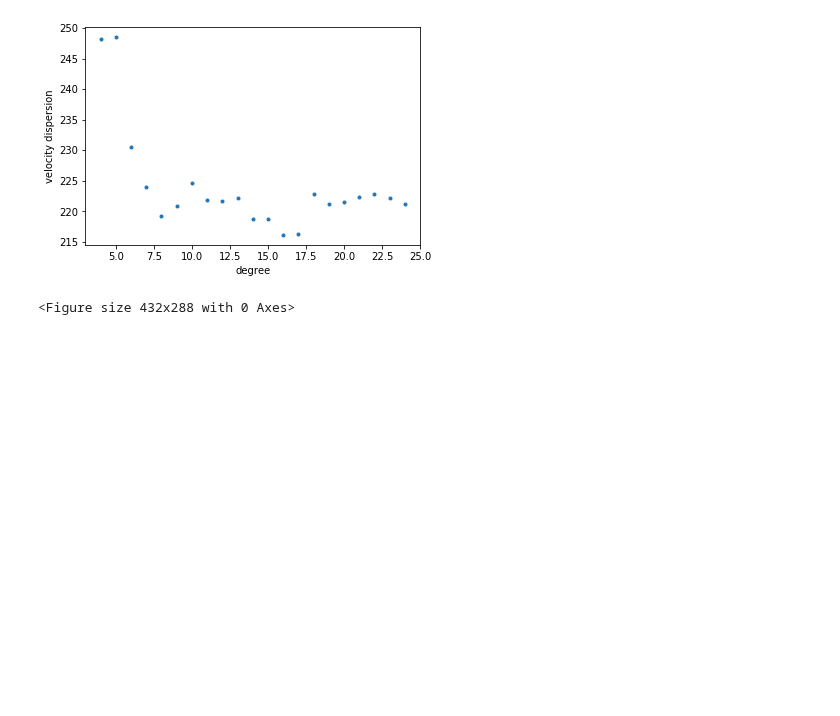
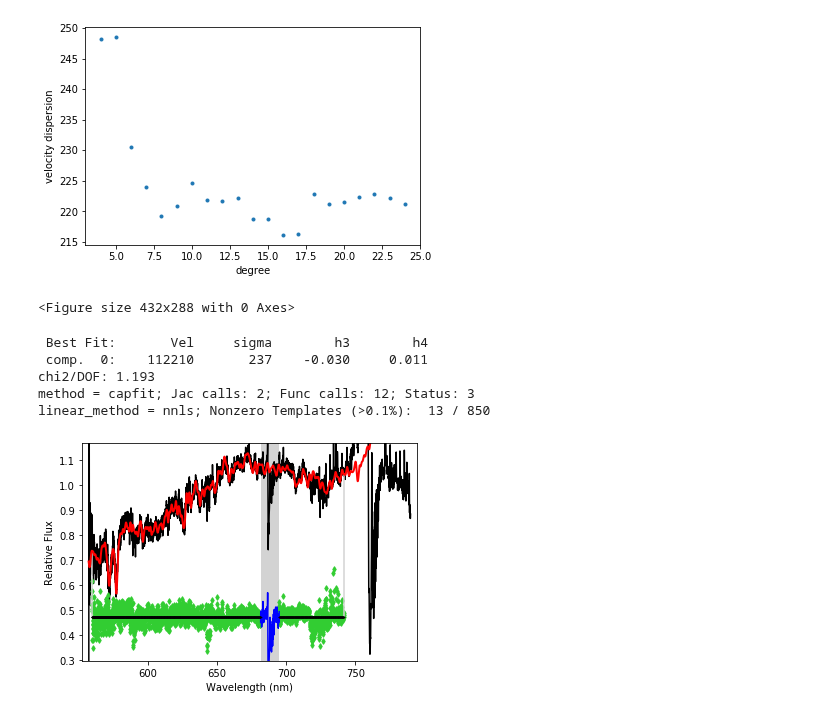
Before and after one commit to pmozumdar/ppxf_code, a Jupyter notebook: velocity_dispersion_HE0435.ipynb, the cells around one changed output. Saved outputs shown, nothing was run; the diff lists cells and outputs as text; code cells hidden in the pictures; blank space fills up the shorter version.

Commit message:
Implementing more masking over the atmospheric band-A and at the beginning of the spectra

```diff
--- a/velocity_dispersion_HE0435.ipynb
+++ b/velocity_dispersion_HE0435.ipynb
@@ -280,3 +280,19 @@ plt.figure()
 <Figure size 432x288 with 0 Axes>
 [figure]
 <Figure size 432x288 with 0 Axes>
+# %%
+# Extended masking
+
+pixel_range_new = [(8.6252, 8.62938), (8.8268, 8.84623), (8.91133, 8.9749)]
+# %%
+mask = masking(spectra_galaxy_rebinned.size, pixel_range_new, log_lamda_galaxy)
+# %%
+pp = ppxf(templates, spectra_galaxy_rebinned, noise_rebinned, velocity_scale, start, moments=4,
+         plot=True, vsyst=dv, mask=mask, lam=np.exp(log_lamda_galaxy))
+# %% [output]
+ Best Fit:       Vel     sigma        h3        h4
+ comp.  0:    112210       237    -0.030     0.011
+chi2/DOF: 1.193
+method = capfit; Jac calls: 2; Func calls: 12; Status: 3
+linear_method = nnls; Nonzero Templates (>0.1%):  13 / 850
+[figure, added]
```
Also changed, not shown: parts of 2 cells of this notebook.
